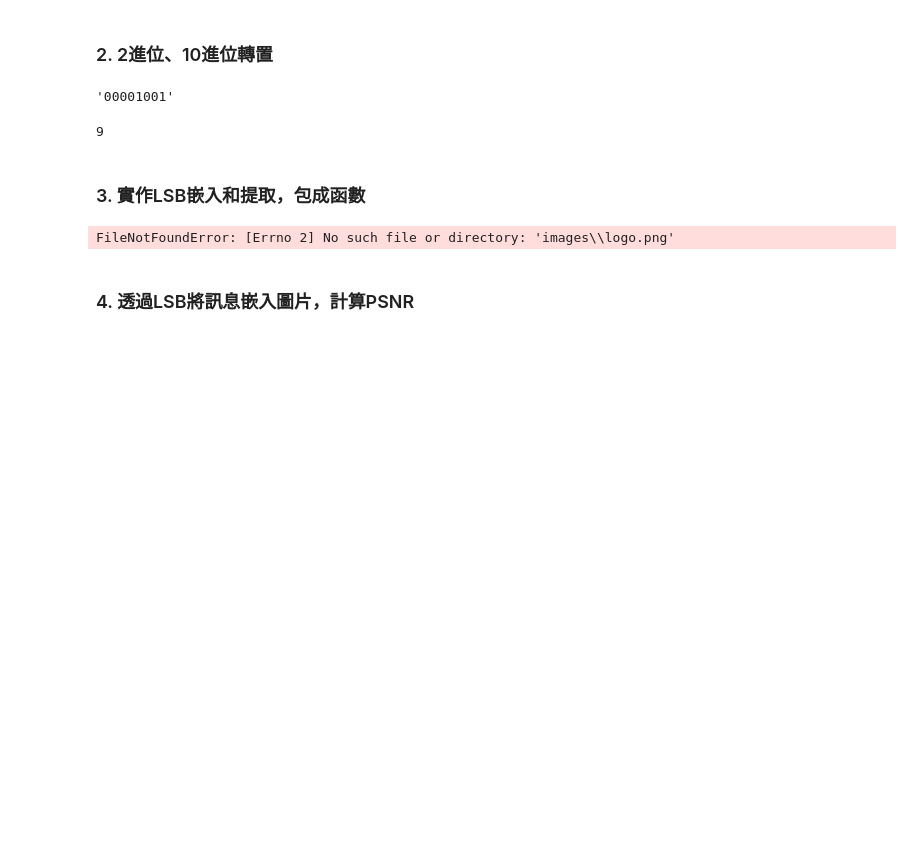
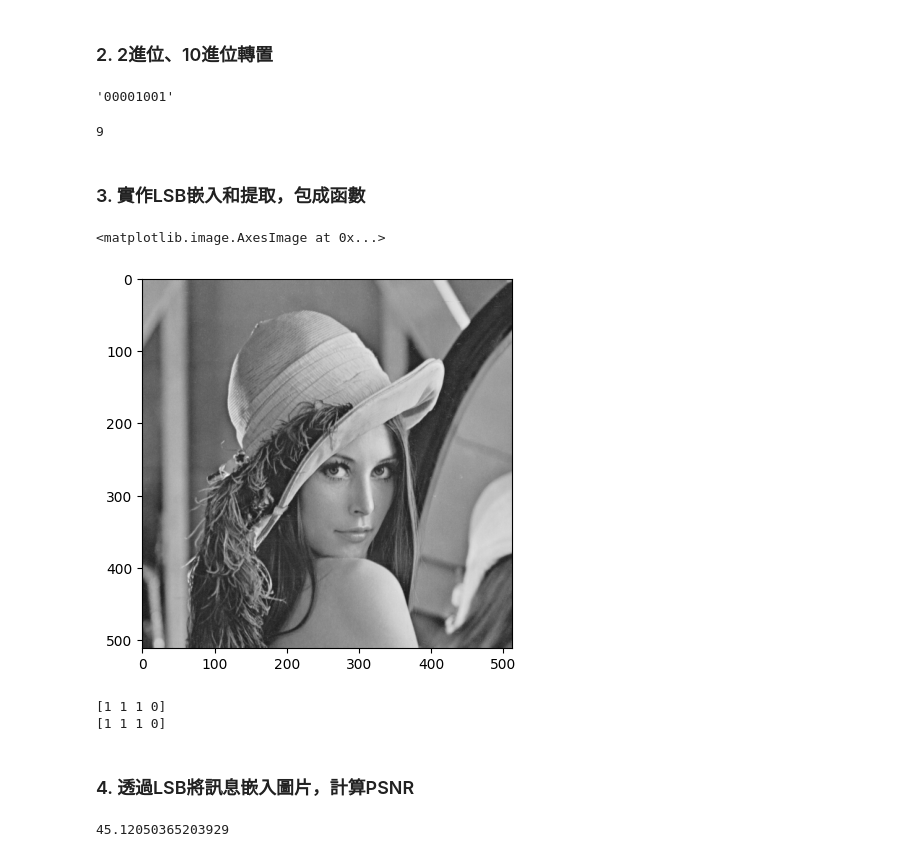
Before and after one commit to Jasper931122/project, a Jupyter notebook: HW1.ipynb, the cells around one changed output. Cells and saved outputs as stored; diff of their text form; code cells hidden in the pictures; blank space fills up the shorter version.

```diff
--- a/HW1.ipynb
+++ b/HW1.ipynb
@@ -34,7 +33,8 @@ bin2dec('1001')
 # %% [markdown]
 ### 3. 實作LSB嵌入和提取，包成函數
 # %%
-dec2bin = lambda I, bits: np.array([list(f'{x:b}'.rjust(bits, '0')) for x in I], int)
+dec2bin = lambda I, bits: np.array([list(f'{x:b}'.rjust(bits, '0')) for x in I.flatten()], int).reshape(-1, bits)
+bin2dec = lambda arr: np.array([int(''.join(map(str, x)), 2) for x in arr])
 # %%
 def LSB_en(I, S):
     I_bin = dec2bin(I, 8).T.flatten()
@@ -45,11 +45,18 @@ def LSB_de(Im, SLen):
     return dec2bin(Im, 8).T.flatten()[-SLen:]
 # %%
 img = iio.imread(r'images\Lena_Gray.tiff')
-
+secret = np.random.randint(2, size=4)
 imgM, Slen = LSB_en(img, secret)
-iio.improps(imgM, cmap = 'gray')
+plt.imshow(imgM, cmap = 'gray', vmin=0, vmax=255)
 # %% [output]
-FileNotFoundError: [Errno 2] No such file or directory: 'images\\logo.png'
+<matplotlib.image.AxesImage at 0x...>
+[figure, added]
+# %%
+print(secret)
+print(LSB_de(imgM, Slen))
+# %% [output]
+[1 1 1 0]
+[1 1 1 0]
 # %% [markdown]
 ### 4. 透過LSB將訊息嵌入圖片，計算PSNR
 # %%
@@ -57,0 +66,4 @@ def get_PSNR(n, p):
+# %%
+get_PSNR(4, img, imgM)
+# %% [output]
+45.12050365203929
```
Also changed, not shown: parts of 3 cells of this notebook.
